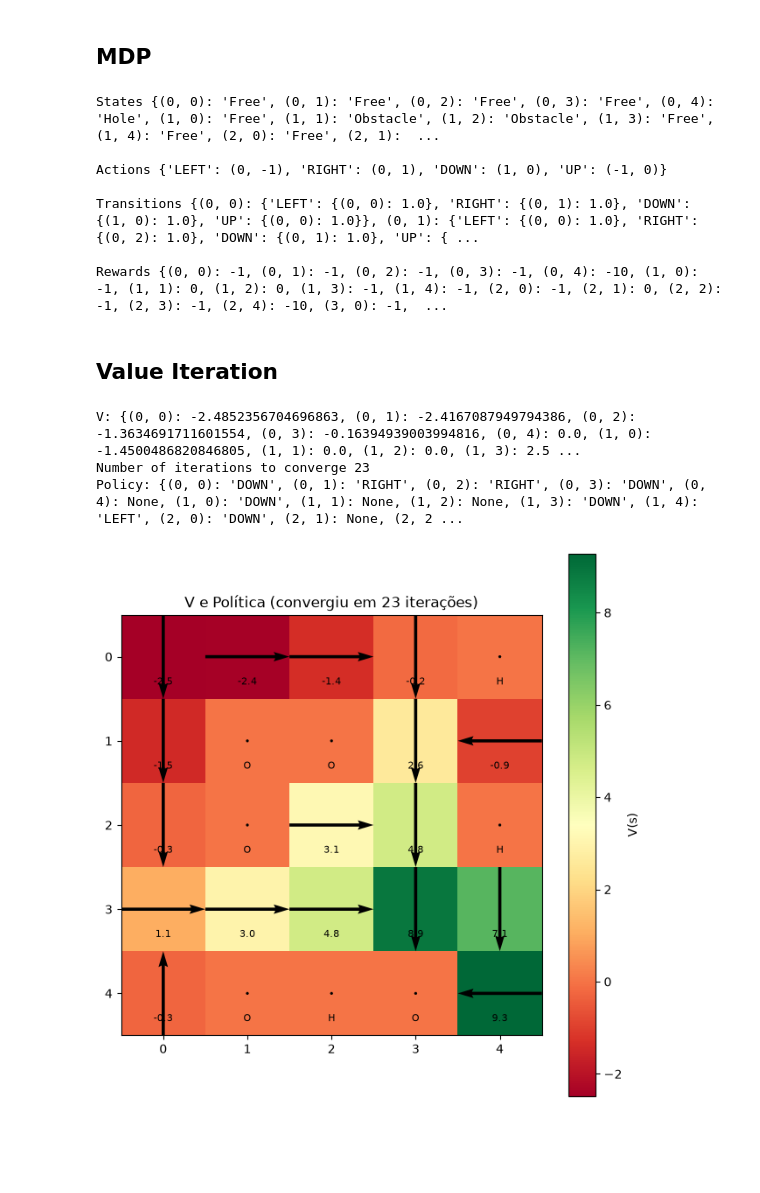
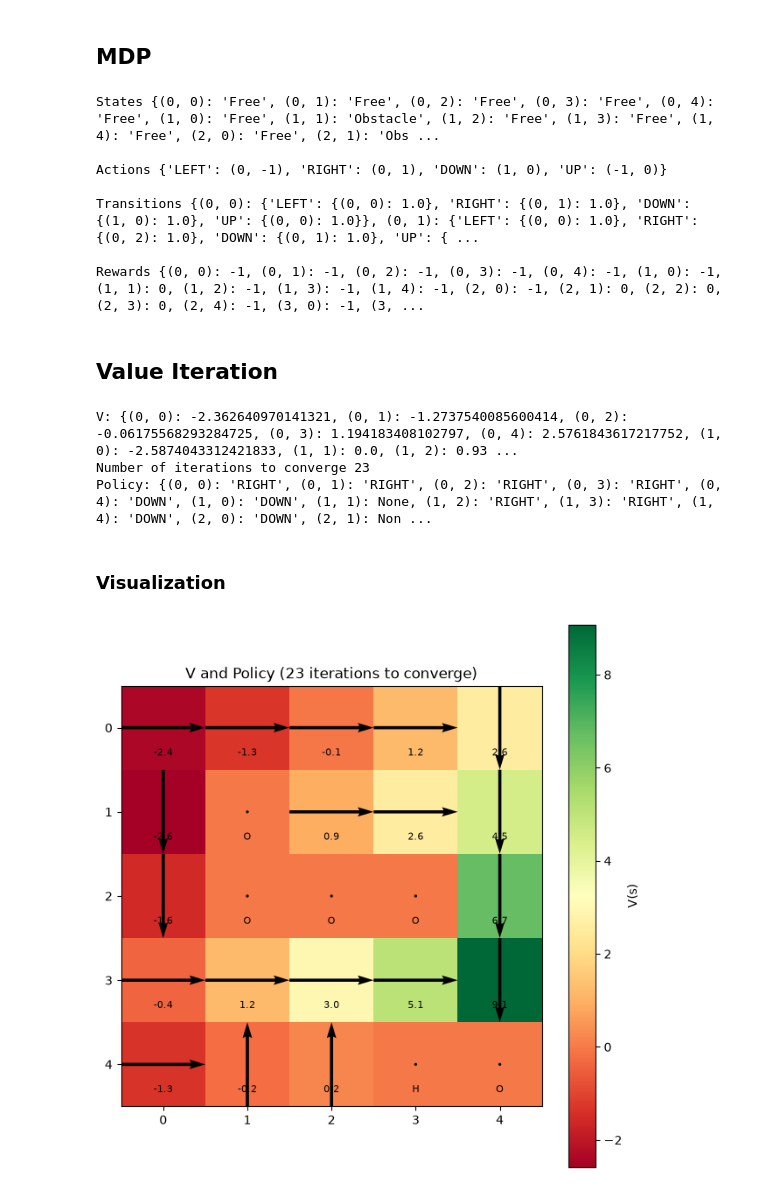
Before and after one commit to jp-mouraa/markov-decision-process, a Jupyter notebook: notebooks/single-agent/MDP.ipynb, the cells around one changed output. Cells and saved outputs as stored; diff of their text form; code cells hidden in the pictures; blank space fills up the shorter version.

```diff
--- a/notebooks/single-agent/MDP.ipynb
+++ b/notebooks/single-agent/MDP.ipynb
@@ -3,14 +3,15 @@
 # %%
 import numpy as np
 import matplotlib.pyplot as plt
+import random
 
 # Grid World Enviroment
 # 0 = Free, 1 = Objective, 2 = Hole, 3 = Obstacle
-world = np.array([[0, 0, 0, 0, 2],
-                  [0, 3, 3, 0, 0],
-                  [0, 3, 0, 0, 2],
+world = np.array([[0, 0, 0, 0, 0],
+                  [0, 3, 0, 0, 0],
+                  [0, 3, 3, 3, 0],
                   [0, 0, 0, 0, 0],
-                  [0, 3, 2, 1, 0],])
+                  [0, 0, 0, 2, 1],])
 
 # world = mini_world = np.array([[0,0],[2,1]])
 
@@ -103,13 +104,13 @@ print(f"States {set_of_states}\n",
       f"\nTransitions {set_of_transitions}\n",
       f"\nRewards {set_of_rewards}")
 # %% [output]
-States {(0, 0): 'Free', (0, 1): 'Free', (0, 2): 'Free', (0, 3): 'Free', (0, 4): 'Hole', (1, 0): 'Free', (1, 1): 'Obstacle', (1, 2): 'Obstacle', (1, 3): 'Free', (1, 4): 'Free', (2, 0): 'Free', (2, 1):  ...
+States {(0, 0): 'Free', (0, 1): 'Free', (0, 2): 'Free', (0, 3): 'Free', (0, 4): 'Free', (1, 0): 'Free', (1, 1): 'Obstacle', (1, 2): 'Free', (1, 3): 'Free', (1, 4): 'Free', (2, 0): 'Free', (2, 1): 'Obs ...
 
 Actions {'LEFT': (0, -1), 'RIGHT': (0, 1), 'DOWN': (1, 0), 'UP': (-1, 0)}
 
 Transitions {(0, 0): {'LEFT': {(0, 0): 1.0}, 'RIGHT': {(0, 1): 1.0}, 'DOWN': {(1, 0): 1.0}, 'UP': {(0, 0): 1.0}}, (0, 1): {'LEFT': {(0, 0): 1.0}, 'RIGHT': {(0, 2): 1.0}, 'DOWN': {(0, 1): 1.0}, 'UP': { ...
 
-Rewards {(0, 0): -1, (0, 1): -1, (0, 2): -1, (0, 3): -1, (0, 4): -10, (1, 0): -1, (1, 1): 0, (1, 2): 0, (1, 3): -1, (1, 4): -1, (2, 0): -1, (2, 1): 0, (2, 2): -1, (2, 3): -1, (2, 4): -10, (3, 0): -1,  ...
+Rewards {(0, 0): -1, (0, 1): -1, (0, 2): -1, (0, 3): -1, (0, 4): -1, (1, 0): -1, (1, 1): 0, (1, 2): -1, (1, 3): -1, (1, 4): -1, (2, 0): -1, (2, 1): 0, (2, 2): 0, (2, 3): 0, (2, 4): -1, (3, 0): -1, (3, ...
 # %% [markdown]
 ## Value Iteration
 # %%
@@ -183,9 +184,11 @@ print("V:", V)
 print("Number of iterations to converge", len(deltas))
 print("Policy:", policy)
 # %% [output]
-V: {(0, 0): -2.4852356704696863, (0, 1): -2.4167087949794386, (0, 2): -1.3634691711601554, (0, 3): -0.16394939003994816, (0, 4): 0.0, (1, 0): -1.4500486820846805, (1, 1): 0.0, (1, 2): 0.0, (1, 3): 2.5 ...
+V: {(0, 0): -2.362640970141321, (0, 1): -1.2737540085600414, (0, 2): -0.06175568293284725, (0, 3): 1.194183408102797, (0, 4): 2.5761843617217752, (1, 0): -2.5874043312421833, (1, 1): 0.0, (1, 2): 0.93 ...
 Number of iterations to converge 23
-Policy: {(0, 0): 'DOWN', (0, 1): 'RIGHT', (0, 2): 'RIGHT', (0, 3): 'DOWN', (0, 4): None, (1, 0): 'DOWN', (1, 1): None, (1, 2): None, (1, 3): 'DOWN', (1, 4): 'LEFT', (2, 0): 'DOWN', (2, 1): None, (2, 2 ...
+Policy: {(0, 0): 'RIGHT', (0, 1): 'RIGHT', (0, 2): 'RIGHT', (0, 3): 'RIGHT', (0, 4): 'DOWN', (1, 0): 'DOWN', (1, 1): None, (1, 2): 'RIGHT', (1, 3): 'RIGHT', (1, 4): 'DOWN', (2, 0): 'DOWN', (2, 1): Non ...
+# %% [markdown]
+### Visualization
 # %%
 def v_to_matrix(V, world):
     matriz = np.zeros(world.shape)
@@ -211,32 +214,32 @@ def plot_value_and_policy(V, politica, world, set_of_states, plot_size=1.3,titul
     matriz_V = v_to_matrix(V, world)
     U, Vv = politica_to_setas(politica, world)
 
     fig, ax = plt.subplots(figsize=(world.shape[1] * plot_size, world.shape[0] * plot_size))
     im = ax.imshow(matriz_V, cmap="RdYlGn")
     fig.colorbar(im, ax=ax, label="V(s)")
 
     rows, cols = np.meshgrid(np.arange(world.shape[0]), np.arange(world.shape[1]), indexing="ij")
     ax.quiver(cols, rows, U, Vv, color="black", scale=1, scale_units="xy", pivot="mid")
 
     for (r, c), label in set_of_states.items():
         texto = f"{matriz_V[r, c]:.1f}"
         if label in ("Objective", "Hole", "Obstacle"):
             texto = label[0]
         ax.text(c, r + 0.3, texto, ha="center", va="center", fontsize=8, color="black")
 
     ax.set_xticks(range(world.shape[1]))
     ax.set_yticks(range(world.shape[0]))
     ax.set_title(titulo)
     plt.tight_layout()
     return fig
 
 
 fig = plot_value_and_policy(V, policy, world, set_of_states, plot_size=1.3,
-                            titulo=f"V e Política (convergiu em {len(deltas)} iterações)")
+                            titulo=f"V and Policy ({len(deltas)} iterations to converge)")
 plt.show()
 
 # q-learning
 # V = {s: max(Q[(s, a)] for a in set_of_actions) for s in set_of_states}
 # policy = {s: max(set_of_actions, key=lambda a: Q[(s, a)]) for s in set_of_states}
 # %% [output]
-[figure, old version]
+[figure, new version]
```
Also changed, not shown: parts of 2 cells of this notebook.
